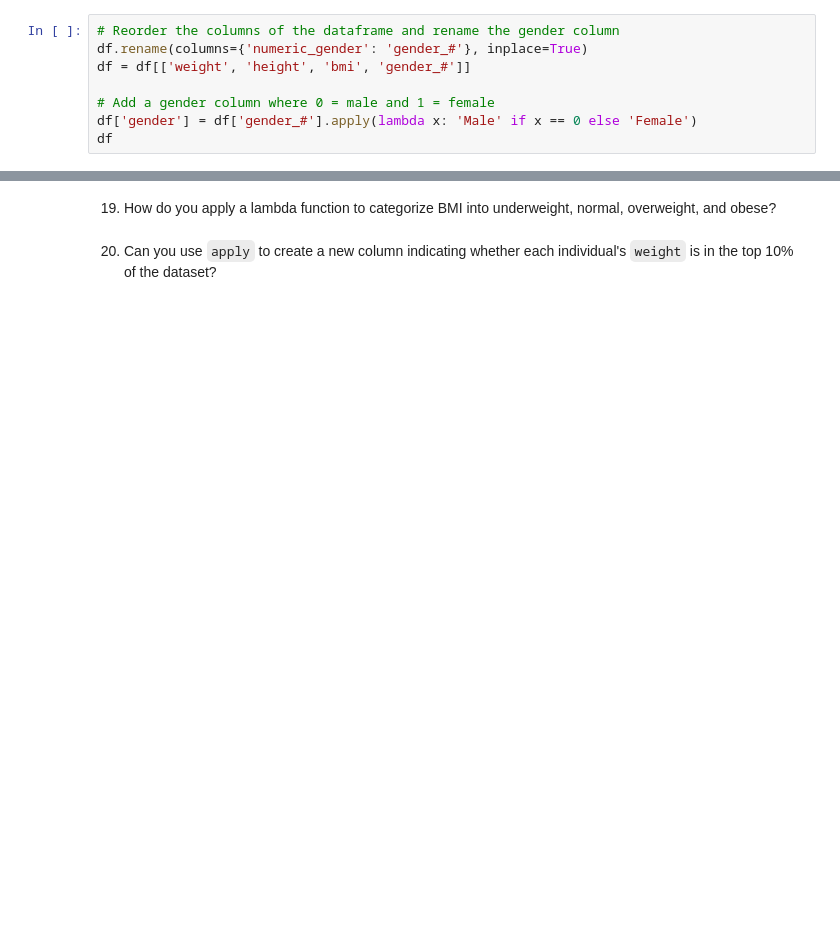
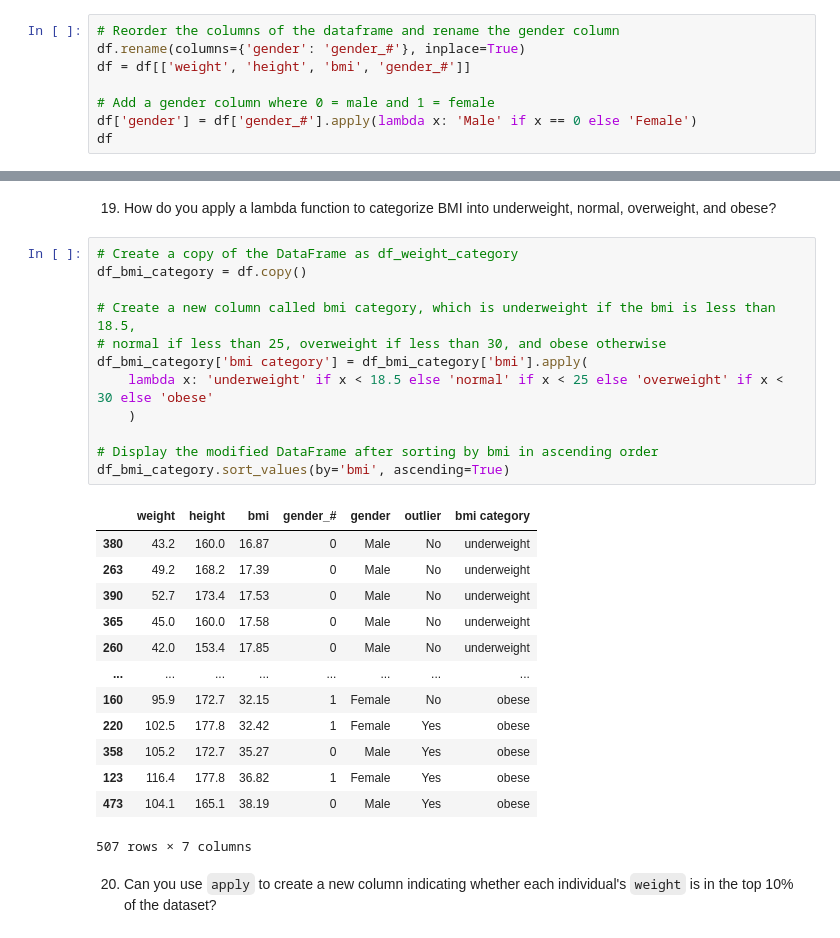
Before and after one commit to jordanriver/DScourse, a Jupyter notebook: Homework/week6_ex_apply_lambda_jordan.ipynb, the cells around one changed output, grey strips where cells are left out. Cells and saved outputs as stored; diff of their text form; blank space fills up the shorter version.

```diff
--- a/Homework/week6_ex_apply_lambda_jordan.ipynb
+++ b/Homework/week6_ex_apply_lambda_jordan.ipynb
@@ -91,7 +91,7 @@ df.head()
 5. Can you convert `gender` values to uppercase using `apply` and a lambda function?
 # %%
 # Reorder the columns of the dataframe and rename the gender column
-df.rename(columns={'numeric_gender': 'gender_#'}, inplace=True)
+df.rename(columns={'gender': 'gender_#'}, inplace=True)
 df = df[['weight', 'height', 'bmi', 'gender_#']]
 
 # Add a gender column where 0 = male and 1 = female
@@ -172,4 +413,30 @@ df_height_rounded.head()
 # %% [markdown]
 19. How do you apply a lambda function to categorize BMI into underweight, normal, overweight, and obese?
+# %%
+# Create a copy of the DataFrame as df_weight_category
+df_bmi_category = df.copy()
+
+# Create a new column called bmi category, which is underweight if the bmi is less than 18.5,
+# normal if less than 25, overweight if less than 30, and obese otherwise
+df_bmi_category['bmi category'] = df_bmi_category['bmi'].apply(
+    lambda x: 'underweight' if x < 18.5 else 'normal' if x < 25 else 'overweight' if x < 30 else 'obese'
+    )
+
+# Display the modified DataFrame after sorting by bmi in ascending order
+df_bmi_category.sort_values(by='bmi', ascending=True)
+# %% [output]
+|  | weight | height | bmi | gender_# | gender | outlier | bmi category |
+| 380 | 43.2 | 160.0 | 16.87 | 0 | Male | No | underweight |
+| 263 | 49.2 | 168.2 | 17.39 | 0 | Male | No | underweight |
+| 390 | 52.7 | 173.4 | 17.53 | 0 | Male | No | underweight |
+| 365 | 45.0 | 160.0 | 17.58 | 0 | Male | No | underweight |
+| 260 | 42.0 | 153.4 | 17.85 | 0 | Male | No | underweight |
+| ... | ... | ... | ... | ... | ... | ... | ... |
+| 160 | 95.9 | 172.7 | 32.15 | 1 | Female | No | obese |
+| 220 | 102.5 | 177.8 | 32.42 | 1 | Female | Yes | obese |
+| 358 | 105.2 | 172.7 | 35.27 | 0 | Male | Yes | obese |
+| 123 | 116.4 | 177.8 | 36.82 | 1 | Female | Yes | obese |
+| 473 | 104.1 | 165.1 | 38.19 | 0 | Male | Yes | obese |
+507 rows × 7 columns
 # %% [markdown]
 20. Can you use `apply` to create a new column indicating whether each individual's `weight` is in the top 10% of the dataset?
```
Also changed, not shown: parts of 18 cells of this notebook, 2 other files.
